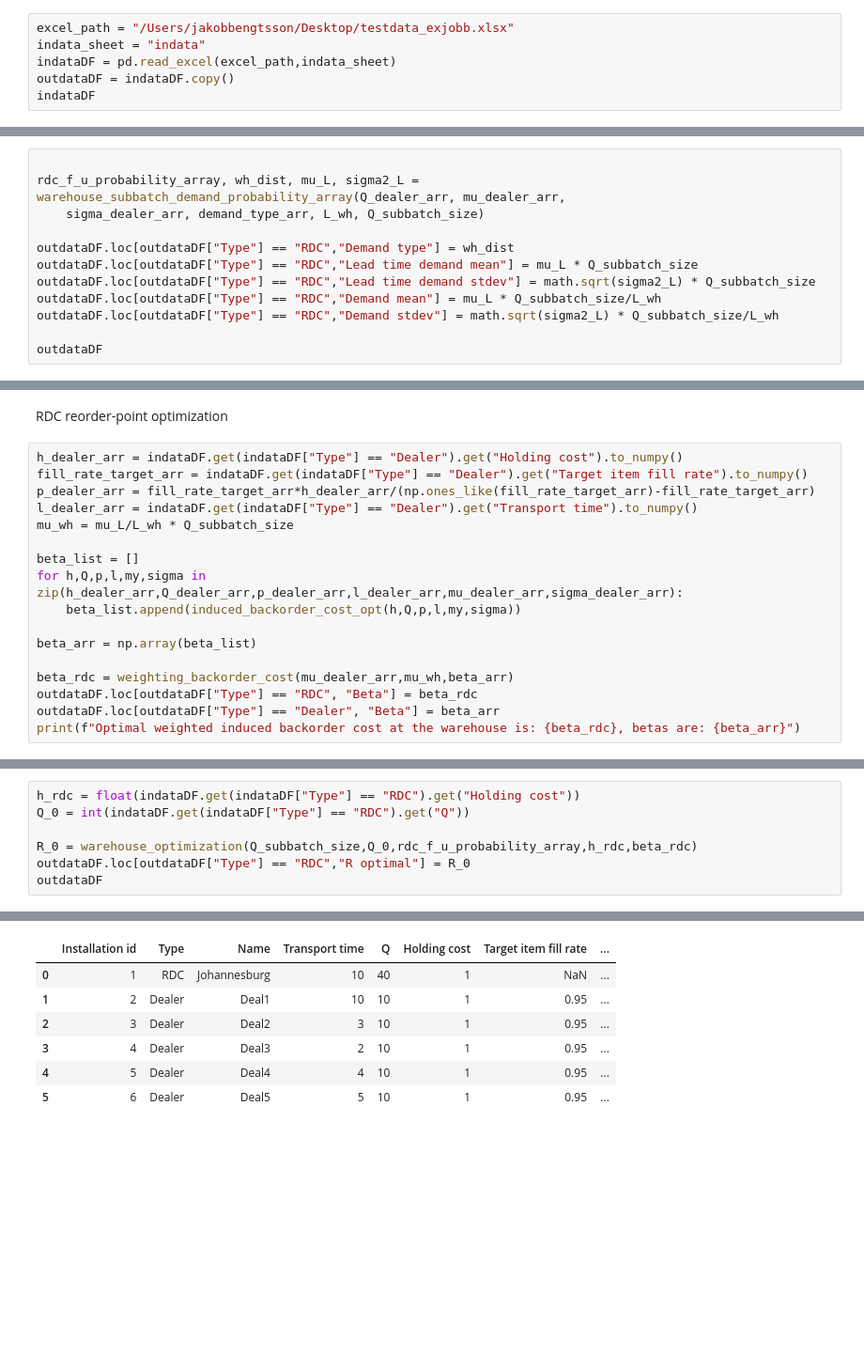
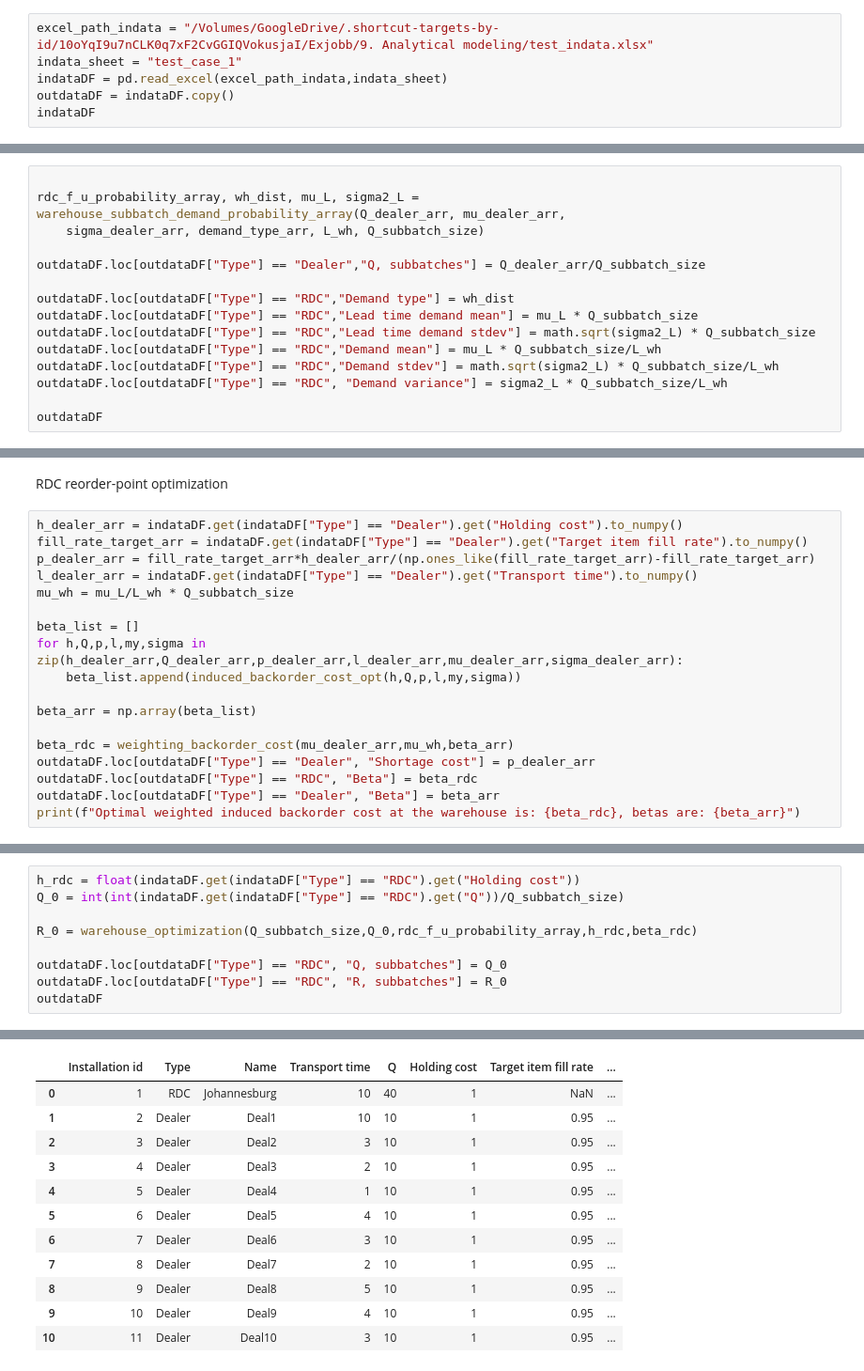
Before and after one commit to JBep/Master_thesis, a Jupyter notebook: reorder_point_optimization.ipynb, the cells around one changed output, grey strips where cells are left out. Shown at 94% size. Drawn from its saved outputs; the diff is of its cells as text; blank space fills up the shorter version.

```diff
--- a/reorder_point_optimization.ipynb
+++ b/reorder_point_optimization.ipynb
@@ -16,9 +16,9 @@ from utils import *
 ## INDATA
 First, read indata from a specified excel file and sheet.
 # %%
-excel_path = "/Users/jakobbengtsson/Desktop/testdata_exjobb.xlsx"
-indata_sheet = "indata"
-indataDF = pd.read_excel(excel_path,indata_sheet)
+excel_path_indata = "/Volumes/GoogleDrive/.shortcut-targets-by-id/10oYqI9u7nCLK0q7xF2CvGGIQVokusjaI/Exjobb/9. Analytical modeling/test_indata.xlsx"
+indata_sheet = "test_case_1"
+indataDF = pd.read_excel(excel_path_indata,indata_sheet)
 outdataDF = indataDF.copy()
 indataDF
 # %% [output]
@@ -40,12 +45,15 @@ L_wh = float(indataDF.get(indataDF["Type"]=="RDC").get("Transport time"))
 
 rdc_f_u_probability_array, wh_dist, mu_L, sigma2_L = warehouse_subbatch_demand_probability_array(Q_dealer_arr, mu_dealer_arr,
     sigma_dealer_arr, demand_type_arr, L_wh, Q_subbatch_size)
+
+outdataDF.loc[outdataDF["Type"] == "Dealer","Q, subbatches"] = Q_dealer_arr/Q_subbatch_size
 
 outdataDF.loc[outdataDF["Type"] == "RDC","Demand type"] = wh_dist
 outdataDF.loc[outdataDF["Type"] == "RDC","Lead time demand mean"] = mu_L * Q_subbatch_size
 outdataDF.loc[outdataDF["Type"] == "RDC","Lead time demand stdev"] = math.sqrt(sigma2_L) * Q_subbatch_size
 outdataDF.loc[outdataDF["Type"] == "RDC","Demand mean"] = mu_L * Q_subbatch_size/L_wh
 outdataDF.loc[outdataDF["Type"] == "RDC","Demand stdev"] = math.sqrt(sigma2_L) * Q_subbatch_size/L_wh
+outdataDF.loc[outdataDF["Type"] == "RDC", "Demand variance"] = sigma2_L * Q_subbatch_size/L_wh
 
 outdataDF
 # %% [output]
@@ -72,6 +85,7 @@ for h,Q,p,l,my,sigma in zip(h_dealer_arr,Q_dealer_arr,p_dealer_arr,l_dealer_arr,
 beta_arr = np.array(beta_list)
 
 beta_rdc = weighting_backorder_cost(mu_dealer_arr,mu_wh,beta_arr)
+outdataDF.loc[outdataDF["Type"] == "Dealer", "Shortage cost"] = p_dealer_arr
 outdataDF.loc[outdataDF["Type"] == "RDC", "Beta"] = beta_rdc
 outdataDF.loc[outdataDF["Type"] == "Dealer", "Beta"] = beta_arr
 print(f"Optimal weighted induced backorder cost at the warehouse is: {beta_rdc}, betas are: {beta_arr}")
@@ -80,8 +95,10 @@ Optimal weighted induced backorder cost at the warehouse is: 0.7093481387222141,
 # %%
 h_rdc = float(indataDF.get(indataDF["Type"] == "RDC").get("Holding cost"))
-Q_0 = int(indataDF.get(indataDF["Type"] == "RDC").get("Q"))
+Q_0 = int(int(indataDF.get(indataDF["Type"] == "RDC").get("Q"))/Q_subbatch_size)
 
 R_0 = warehouse_optimization(Q_subbatch_size,Q_0,rdc_f_u_probability_array,h_rdc,beta_rdc)
-outdataDF.loc[outdataDF["Type"] == "RDC","R optimal"] = R_0
+
+outdataDF.loc[outdataDF["Type"] == "RDC", "Q, subbatches"] = Q_0
+outdataDF.loc[outdataDF["Type"] == "RDC", "R, subbatches"] = R_0
 outdataDF
 # %% [output]
@@ -89,10 +113,15 @@ Starting optimizing, R = 0, c = nan, c+1 = nan
 |  | Installation id | Type | Name | Transport time | Q | Holding cost | Target item fill rate | ... |
 | 0 | 1 | RDC | Johannesburg | 10 | 40 | 1 | NaN | ... |
 | 1 | 2 | Dealer | Deal1 | 10 | 10 | 1 | 0.95 | ... |
 | 2 | 3 | Dealer | Deal2 | 3 | 10 | 1 | 0.95 | ... |
 | 3 | 4 | Dealer | Deal3 | 2 | 10 | 1 | 0.95 | ... |
-| 4 | 5 | Dealer | Deal4 | 4 | 10 | 1 | 0.95 | ... |
-| 5 | 6 | Dealer | Deal5 | 5 | 10 | 1 | 0.95 | ... |
+| 4 | 5 | Dealer | Deal4 | 1 | 10 | 1 | 0.95 | ... |
+| 5 | 6 | Dealer | Deal5 | 4 | 10 | 1 | 0.95 | ... |
+| 6 | 7 | Dealer | Deal6 | 3 | 10 | 1 | 0.95 | ... |
+| 7 | 8 | Dealer | Deal7 | 2 | 10 | 1 | 0.95 | ... |
+| 8 | 9 | Dealer | Deal8 | 5 | 10 | 1 | 0.95 | ... |
+| 9 | 10 | Dealer | Deal9 | 4 | 10 | 1 | 0.95 | ... |
+| 10 | 11 | Dealer | Deal10 | 3 | 10 | 1 | 0.95 | ... |
 # %%
 W = waiting_time(negative_inventory(Q_subbatch_size,Q_0,R_0,rdc_f_u_probability_array),L_wh,mu_L,Q_subbatch_size)
 outdataDF.loc[outdataDF["Type"]== "Dealer", "Waiting time"] = W
```
Also changed, not shown: parts of 12 cells of this notebook, 6 other files.
